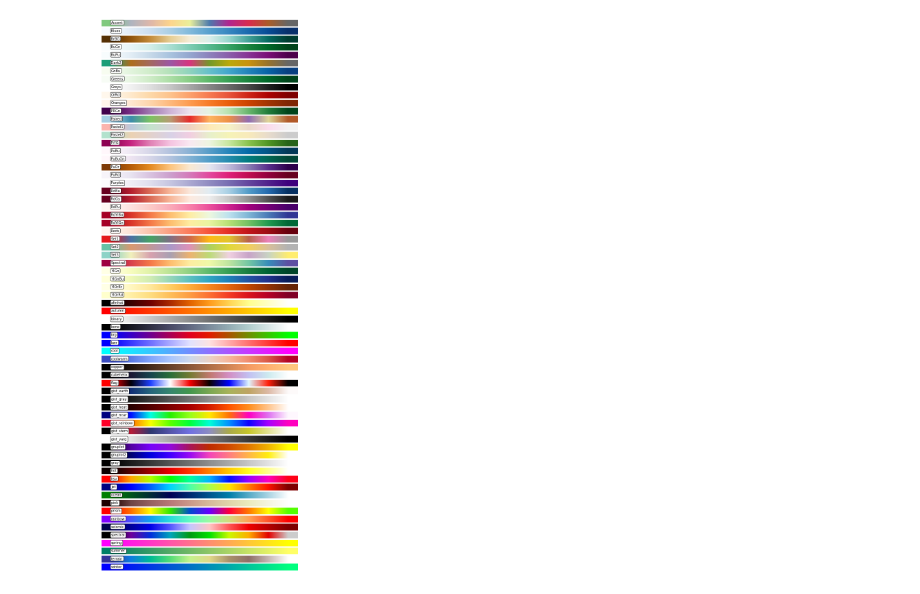
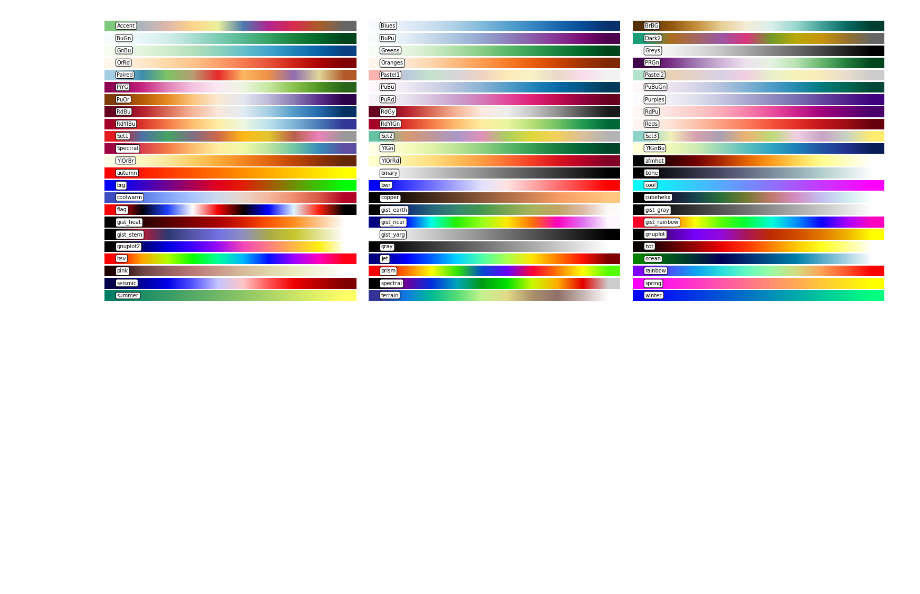
Before and after one commit to vtsuperdarn/davitpy, a Jupyter notebook: docs/notebook/show_colormap.ipynb, the cells around one changed output. Drawn from its saved outputs; the diff is of its cells as text; code cells hidden in the pictures; blank space fills up the shorter version.

```diff
--- a/docs/notebook/show_colormap.ipynb
+++ b/docs/notebook/show_colormap.ipynb
@@ -1,18 +1,18 @@
 # %%
 from pylab import *
 from numpy import outer
 rc('text', usetex=False)
 a=outer(ones(10),arange(0,1,.1))
-figure(figsize=(10,30))
-subplots_adjust(top=0.8,bottom=0.05,left=.2,right=0.99)
+figure(figsize(26,30))
+subplots_adjust(top=0.8,bottom=0.05,left=.2,right=0.99,wspace=.05)
 maps=[m for m in cm.datad if not m.endswith("_r")]
 maps.sort()
 l=len(maps)+1
 for i, m in enumerate(maps):
-    subplot(l,1,i+1)
+    subplot(l,3,i+1)
     ax = gca()
     axis("off")
     imshow(a,aspect='auto',cmap=get_cmap(m),origin="lower")
     ax.annotate(m, xy=(0,3), fontsize=10, bbox=dict(boxstyle="round", fc="w"))
 # %% [output]
-[figure, old version]
+[figure, new version]
```
